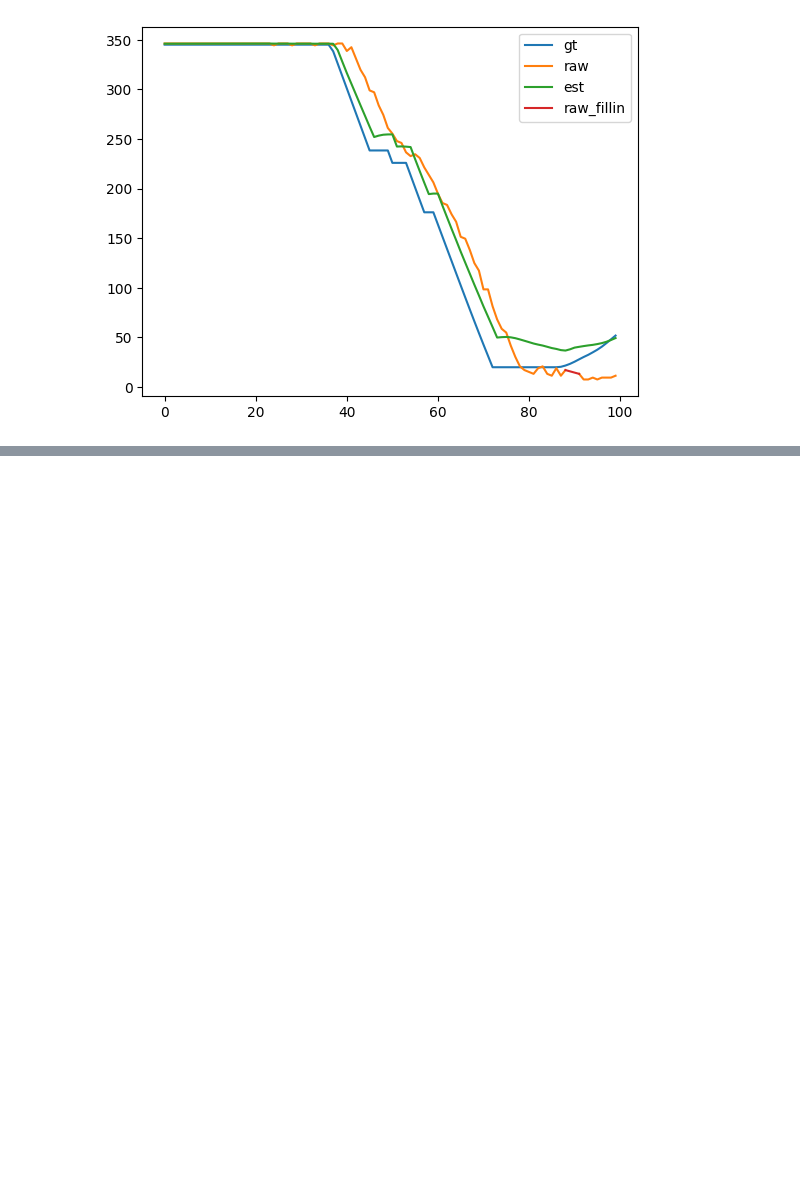
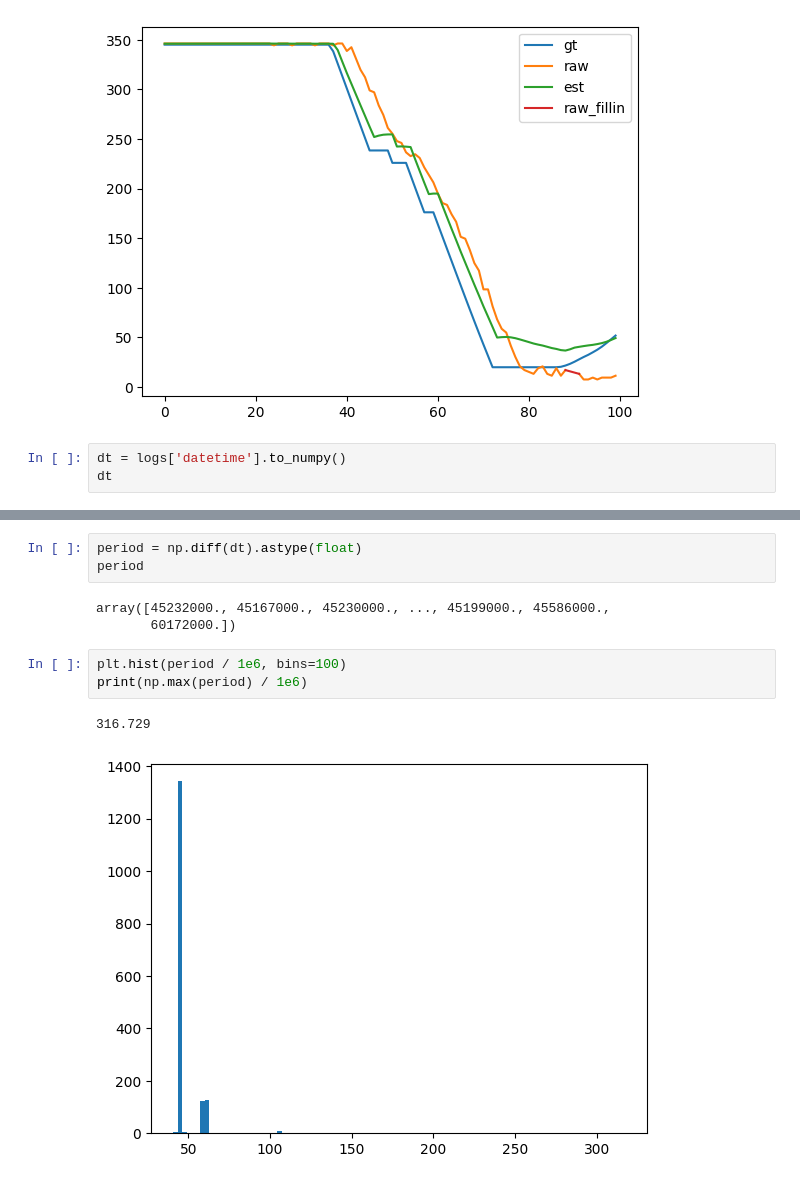
Before and after one commit to haohao1331/rot2-project, a Jupyter notebook: debug.ipynb, the cells around one changed output, grey strips where cells are left out. Saved outputs shown, nothing was run; the diff lists cells and outputs as text; blank space fills up the shorter version.

```diff
--- a/debug.ipynb
+++ b/debug.ipynb
@@ -144,3 +136,6 @@ plt.legend()
 # %% [output]
 <matplotlib.legend.Legend at 0x...>
 [figure]
+# %%
+dt = logs['datetime'].to_numpy()
+dt
@@ -146,0 +147,12 @@ plt.legend()
+# %%
+period = np.diff(dt).astype(float)
+period
+# %% [output]
+array([45232000., 45167000., 45230000., ..., 45199000., 45586000.,
+       60172000.])
+# %%
+plt.hist(period / 1e6, bins=100)
+print(np.max(period) / 1e6)
+# %% [output]
+316.729
+[figure, added]
```
Also changed, not shown: parts of 2 cells of this notebook, 1 other file.
